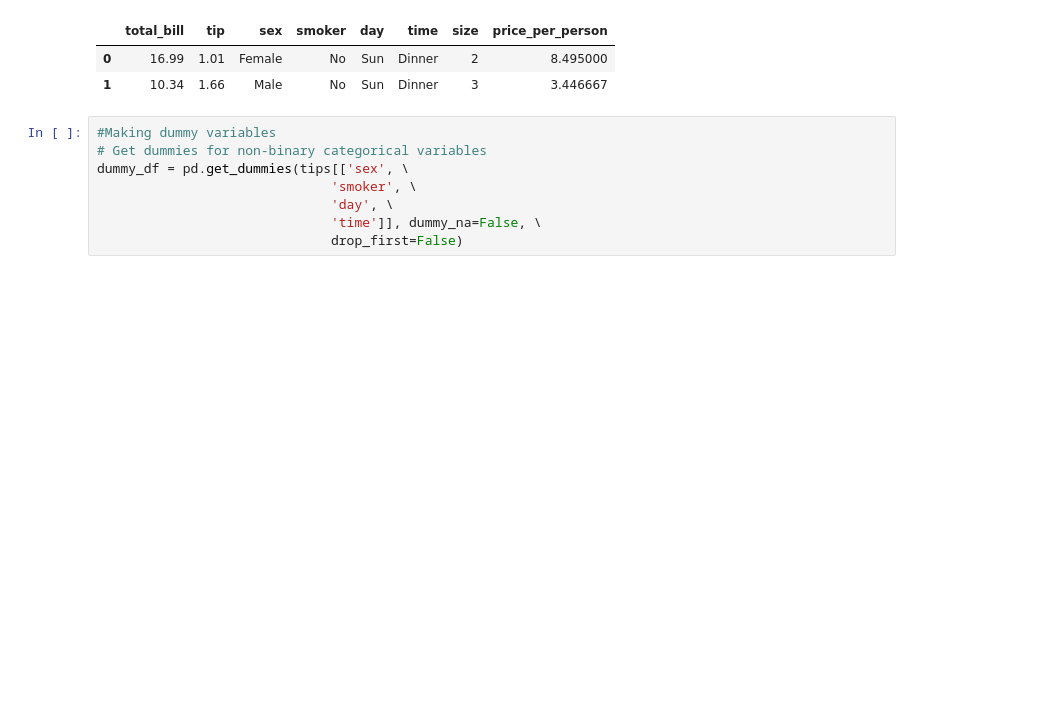
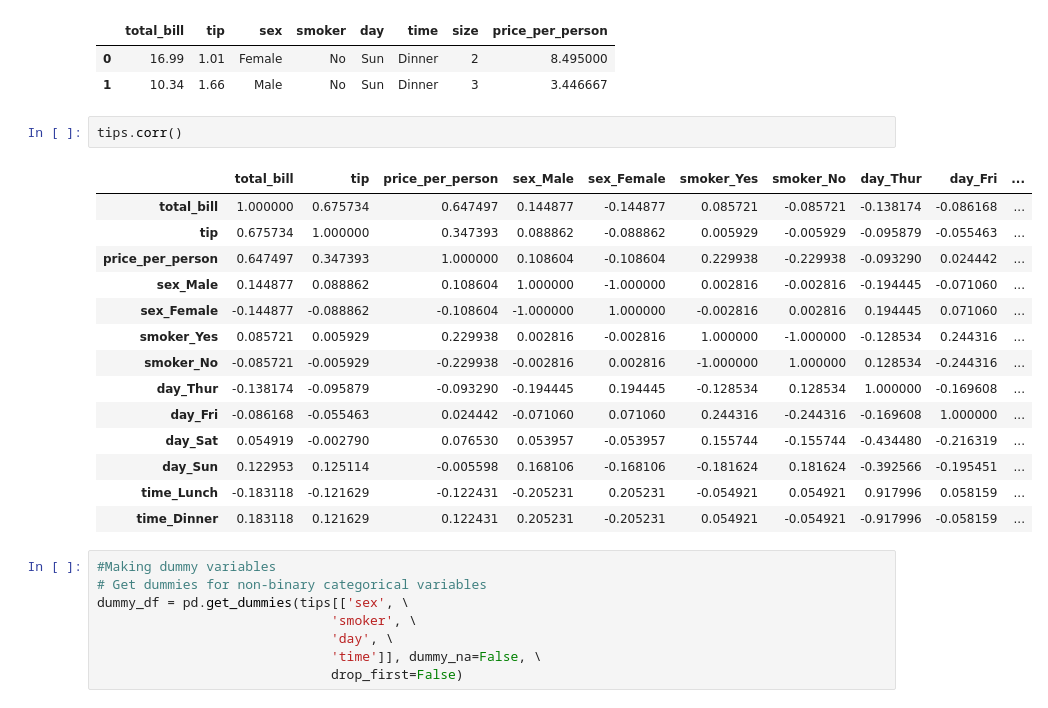
Before and after one commit to cristinalucin/regression-exercises, a Jupyter notebook: feature_engineering.ipynb, the cells around one changed output. Cells and saved outputs as stored; diff of their text form; blank space fills up the shorter version.

```diff
--- a/feature_engineering.ipynb
+++ b/feature_engineering.ipynb
@@ -34,6 +34,23 @@ tips.head(2)
 |  | total_bill | tip | sex | smoker | day | time | size | price_per_person |
 | 0 | 16.99 | 1.01 | Female | No | Sun | Dinner | 2 | 8.495000 |
 | 1 | 10.34 | 1.66 | Male | No | Sun | Dinner | 3 | 3.446667 |
+# %%
+tips.corr()
+# %% [output]
+|  | total_bill | tip | price_per_person | sex_Male | sex_Female | smoker_Yes | smoker_No | day_Thur | day_Fri | ... |
+| total_bill | 1.000000 | 0.675734 | 0.647497 | 0.144877 | -0.144877 | 0.085721 | -0.085721 | -0.138174 | -0.086168 | ... |
+| tip | 0.675734 | 1.000000 | 0.347393 | 0.088862 | -0.088862 | 0.005929 | -0.005929 | -0.095879 | -0.055463 | ... |
+| price_per_person | 0.647497 | 0.347393 | 1.000000 | 0.108604 | -0.108604 | 0.229938 | -0.229938 | -0.093290 | 0.024442 | ... |
+| sex_Male | 0.144877 | 0.088862 | 0.108604 | 1.000000 | -1.000000 | 0.002816 | -0.002816 | -0.194445 | -0.071060 | ... |
+| sex_Female | -0.144877 | -0.088862 | -0.108604 | -1.000000 | 1.000000 | -0.002816 | 0.002816 | 0.194445 | 0.071060 | ... |
+| smoker_Yes | 0.085721 | 0.005929 | 0.229938 | 0.002816 | -0.002816 | 1.000000 | -1.000000 | -0.128534 | 0.244316 | ... |
+| smoker_No | -0.085721 | -0.005929 | -0.229938 | -0.002816 | 0.002816 | -1.000000 | 1.000000 | 0.128534 | -0.244316 | ... |
+| day_Thur | -0.138174 | -0.095879 | -0.093290 | -0.194445 | 0.194445 | -0.128534 | 0.128534 | 1.000000 | -0.169608 | ... |
+| day_Fri | -0.086168 | -0.055463 | 0.024442 | -0.071060 | 0.071060 | 0.244316 | -0.244316 | -0.169608 | 1.000000 | ... |
+| day_Sat | 0.054919 | -0.002790 | 0.076530 | 0.053957 | -0.053957 | 0.155744 | -0.155744 | -0.434480 | -0.216319 | ... |
+| day_Sun | 0.122953 | 0.125114 | -0.005598 | 0.168106 | -0.168106 | -0.181624 | 0.181624 | -0.392566 | -0.195451 | ... |
+| time_Lunch | -0.183118 | -0.121629 | -0.122431 | -0.205231 | 0.205231 | -0.054921 | 0.054921 | 0.917996 | 0.058159 | ... |
+| time_Dinner | 0.183118 | 0.121629 | 0.122431 | 0.205231 | -0.205231 | 0.054921 | -0.054921 | -0.917996 | -0.058159 | ... |
 # %%
 #Making dummy variables
 # Get dummies for non-binary categorical variables
```
Also changed, not shown: parts of 10 cells of this notebook.
